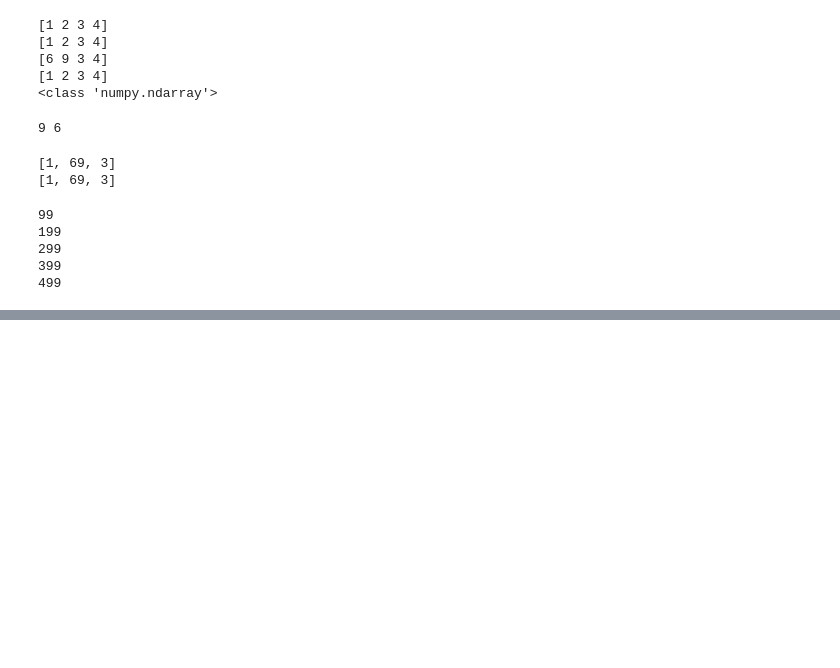
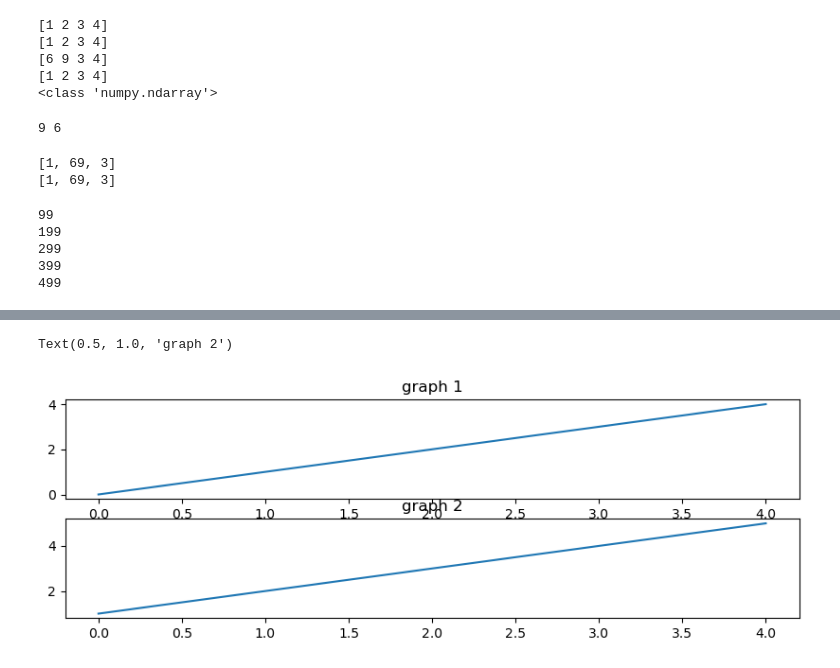
Before and after one commit to ImraanMitha/capstone, a Jupyter notebook: scratch.ipynb, the cells around one changed output, grey strips where cells are left out. Cells and saved outputs as stored; diff of their text form; code cells hidden in the pictures; blank space fills up the shorter version.

```diff
--- a/scratch.ipynb
+++ b/scratch.ipynb
@@ -203,0 +242,19 @@ for i in range(100):
+# %%
+arr1 = []
+arr2 = []
+for i in range(5):
+    arr1.append(i)
+    arr2.append(i+1)
+
+arr1, arr2 = np.array(arr1), np.array(arr2)
+
+fig, axs = plt.subplots(2,1, figsize=(10,3))
+
+axs[0].plot(np.arange(len(arr1)), arr1)
+axs[1].plot(np.arange(len(arr2)), arr2)
+
+axs[0].set_title("graph 1")
+axs[1].set_title("graph 2")
+# %% [output]
+Text(0.5, 1.0, 'graph 2')
+[figure, added]
```
Also changed, not shown: parts of 3 cells of this notebook, 4 other files.
